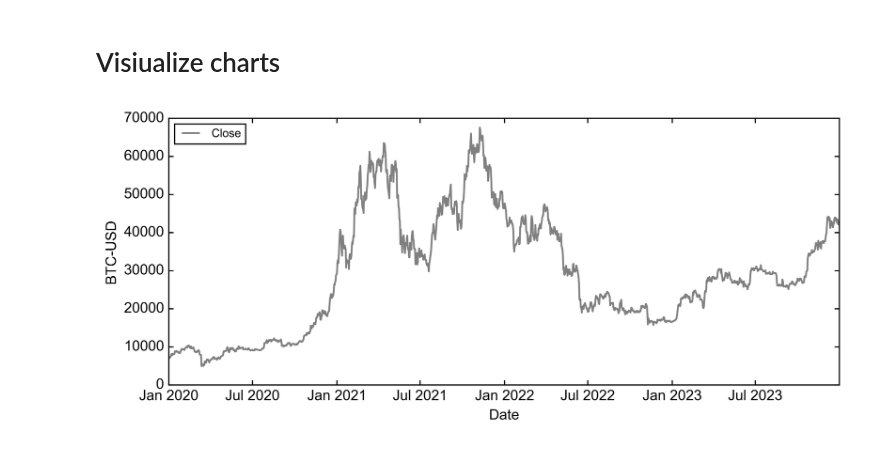
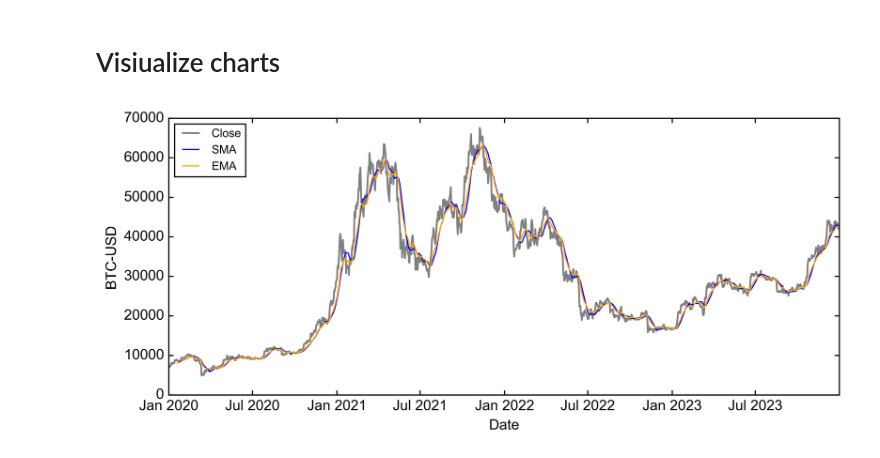
Before and after one commit to erbilcanartun/advanced-technical-analysis, a Jupyter notebook: conventional_indicators.ipynb, the cells around one changed output. Cells and saved outputs as stored; diff of their text form; code cells hidden in the pictures.

```diff
--- a/conventional_indicators.ipynb
+++ b/conventional_indicators.ipynb
@@ -120,12 +120,12 @@ df.head()
 # %%
 plot = indicator_plot(ticker = ticker,
                       price = 'Close',
-                      indicators = [],
+                      indicators = ['SMA', 'EMA'],
                       data_frame = df,
                       volume_chart = False,
                       interactive = False,
-                      inline = True,
+                      inline = False,
                       fig_width = 1100,
                       fig_height = 500,)
 # %% [output]
-[figure, old version]
+[figure, new version]
```
Also changed, not shown: 1 other file.
